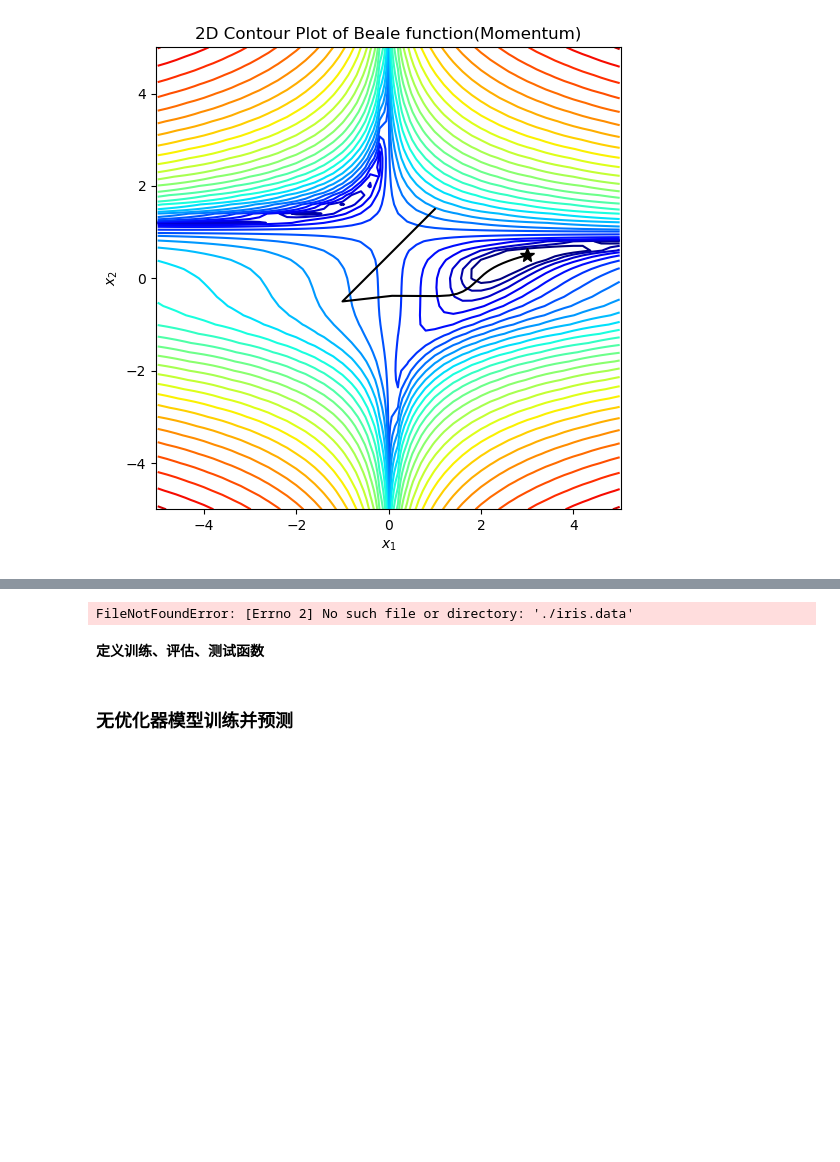
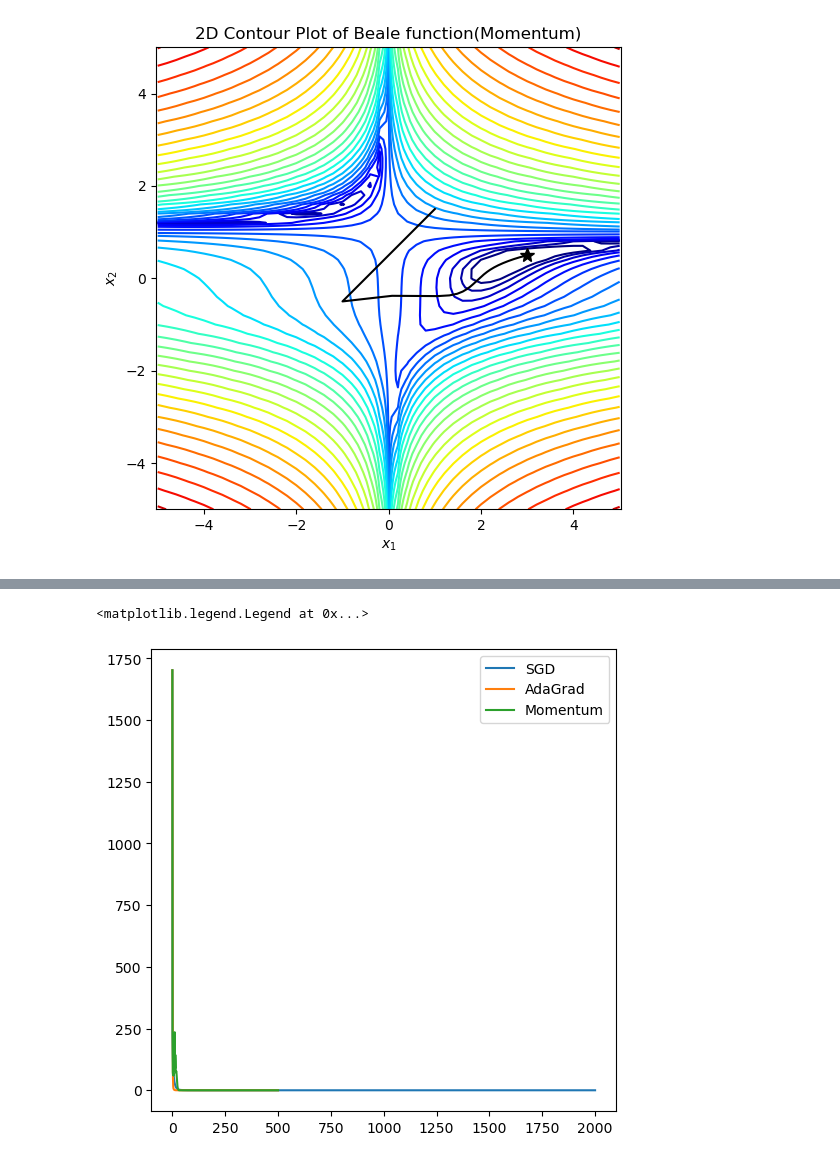
Before and after one commit to spiritTrance/dasanxia_homework, a Jupyter notebook: 2-experiement/4-dl/ex1/src/opt_test.ipynb, the cells around one changed output, grey strips where cells are left out. Saved outputs shown, nothing was run; the diff lists cells and outputs as text; code cells hidden in the pictures; blank space fills up the shorter version.

```diff
--- a/2-experiement/4-dl/ex1/src/opt_test.ipynb
+++ b/2-experiement/4-dl/ex1/src/opt_test.ipynb
@@ -67,8 +57,0 @@ def gd_no(df_dx, x0, conf_para=None):
-# %%
-# 初始化坐标
-x0 = np.array([1.0, 1.5])
-conf_para_no = {'n_iter': 2000, 'learning_rate': 0.005}
-# 调用函数进行更新
-x_traj_no = gd_no(dbeale_dx, x0, conf_para_no)
-print("无优化器求得极值点 (x_1, x_2) = (%s, %s)" % (x_traj_no[-1][0], x_traj_no[-1][1]))
-gd_plot(x_traj_no)
@@ -102,6 +82,7 @@ conf_para_sgd = {'n_iter': 2000, 'learning_rate': 0.005}
 x_traj_sgd = gd_sgd(dbeale_dx, x0, conf_para_sgd)
 print("SGD求得极值点 (x_1, x_2) = (%s, %s)" % (x_traj_sgd[-1][0], x_traj_sgd[-1][1]))
 gd_plot(x_traj_sgd)
+sgd_r2 = getR2Loss(x_traj_sgd)
 # %% [output]
 SGD求得极值点 (x_1, x_2) = (2.981957257903412, 0.4954609564102124)
 [figure]
@@ -133,6 +114,7 @@ conf_para_momentum = {'n_iter': 500, 'learning_rate': 0.005}
 x_traj_momentum = gd_momentum(dbeale_dx, x0, conf_para_momentum)
 print("Momentum求得极值点 (x_1, x_2) = (%s, %s)" % (x_traj_momentum[-1][0], x_traj_momentum[-1][1]))
 gd_plot(x_traj_momentum)
+momentum_r2 = getR2Loss(x_traj_momentum)
 # %% [output]
 Momentum求得极值点 (x_1, x_2) = (3.0004236971560485, 0.5001057348328146)
 [figure]
@@ -164,6 +146,7 @@ conf_para_adag = {'n_iter': 500, 'learning_rate': 2}
 x_traj_adag = gd_adagrad(dbeale_dx, x0, conf_para_adag)
 print("Adagrad求得极值点 (x_1, x_2) = (%s, %s)" % (x_traj_adag[-1][0], x_traj_adag[-1][1]))
 gd_plot(x_traj_adag)
+adagrad_r2 = getR2Loss(x_traj_adag)
 # %% [output]
 Adagrad求得极值点 (x_1, x_2) = (2.9993173156940776, 0.49982846432011524)
 [figure]
@@ -214,36 +154,0 @@ cfg = edict({
-# %%
-# 读取鸢尾花数据集，本数据集共有150个带标签的数据
-with open(cfg.data_dir) as csv_file:
-    list(csv.reader(csv_file, delimiter=','))
-
-# 共150条数据，将数据集的4个属性作为自变量X。将数据集的3个类别映射为{0, 1，2}，作为因变量Y
-label_map = {'setosa': 0,'versicolor': 1,'virginica':2 }
-# 分别获取数据中的特征值X和标签值Y
-X = np.array([[float(x) for x in s[:-1]] for s in data[:cfg.data_size]], np.float32)
-Y = np.array([label_map[s[-1]] for s in data[:cfg.data_size]], np.int32)
-
-# 将数据集分为训练集120条，测试集30条。
-train_idx = np.random.choice(cfg.data_size, cfg.train_size, replace=False)
-test_idx = np.array(list(set(range(cfg.data_size)) - set(train_idx)))
-X_train, Y_train = X[train_idx], Y[train_idx]
-X_test, Y_test = X[test_idx], Y[test_idx]
-
-# 使用MindSpore GeneratorDataset接口将numpy.ndarray类型的数据转换为Dataset
-def gen_data(X_train, Y_train, epoch_size):
-    # 生成训练集
-    XY_train = list(zip(X_train, Y_train))
-    ds_train = dataset.GeneratorDataset(XY_train, ['x', 'y'])
-    # 设定数据集大小
-    # 打乱操作并设定batchsize
-    ds_train = ds_train.shuffle(buffer_size=cfg.train_size).batch(cfg.batch_size, drop_remainder=True)
-    # 生成测试集
-    XY_test = list(zip(X_test, Y_test))
-    ds_test = dataset.GeneratorDataset(XY_test, ['x', 'y'])
-    # 设定数据集大小
-    # 打乱操作并设定batchsize
-    ds_test = ds_test.shuffle(buffer_size=cfg.test_size).batch(cfg.test_size, drop_remainder=True)
-    return ds_train, ds_test
-# %% [output]
-FileNotFoundError: [Errno 2] No such file or directory: './iris.data'
-# %% [markdown]
-**定义训练、评估、测试函数**
@@ -284,2 +154,0 @@ def eval_predict(model, ds_test):
-# %% [markdown]
-### 无优化器模型训练并预测
@@ -295,0 +155,8 @@ eval_predict(model, ds_test)  # 用测试集进行预测
+# %%
+plt.plot(sgd_r2)
+plt.plot(adagrad_r2)
+plt.plot(momentum_r2)
+plt.legend(["SGD", "AdaGrad", "Momentum"])
+# %% [output]
+<matplotlib.legend.Legend at 0x...>
+[figure, added]
```
Also changed, not shown: parts of 13 cells of this notebook, 36 other files.
